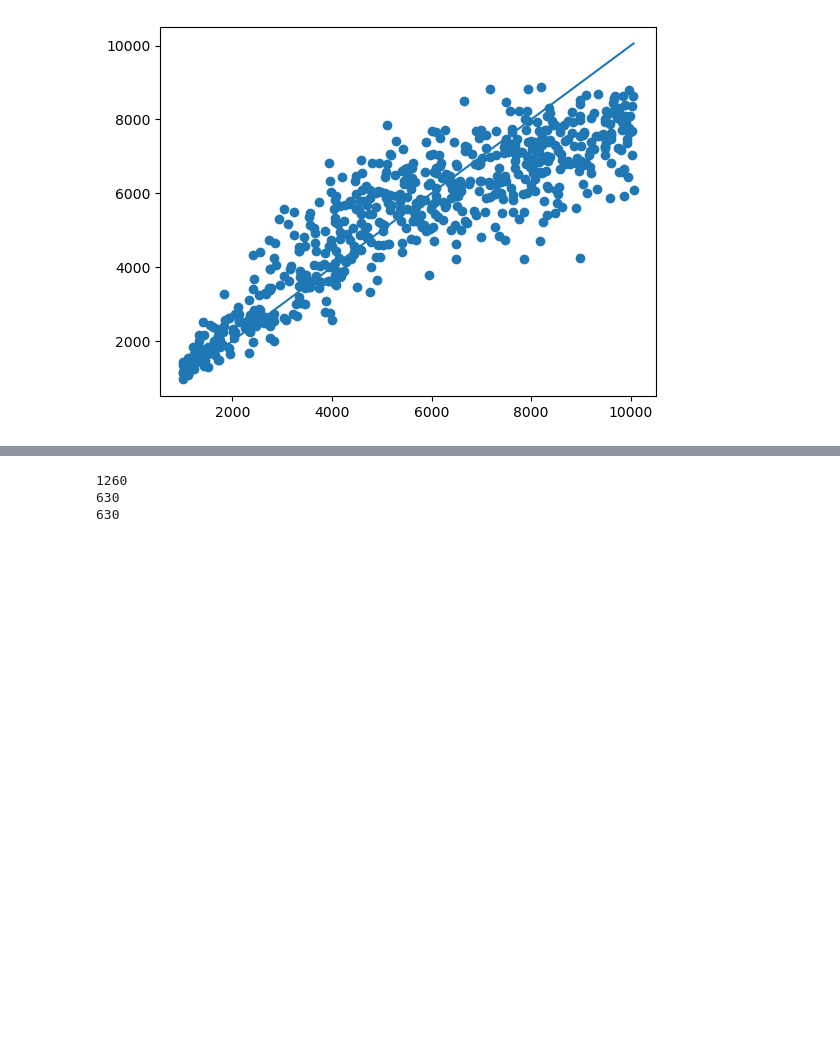
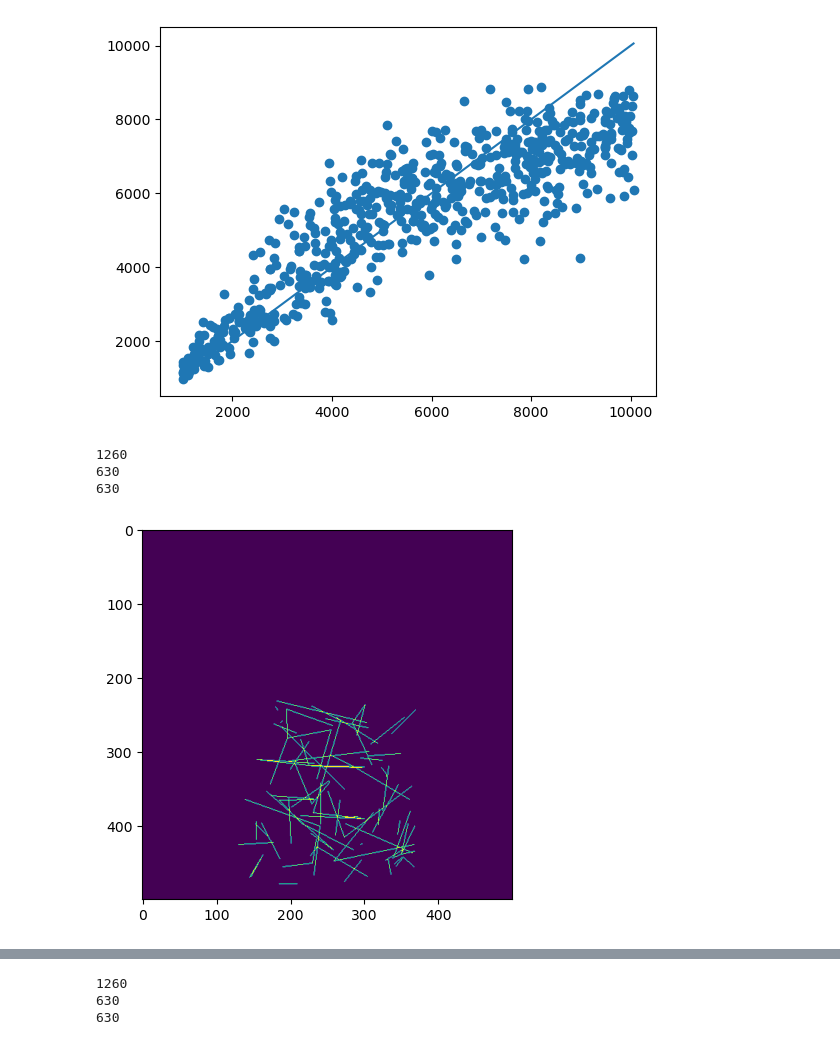
Before and after one commit to giliapatterson/spatial_ckmr, a Jupyter notebook: close_kin_slim/spaghetti_nn.ipynb, the cells around one changed output, grey strips where cells are left out. Saved outputs shown, nothing was run; the diff lists cells and outputs as text; code cells hidden in the pictures; blank space fills up the shorter version.

Commit message:
Add spatially biased sampling

```diff
--- a/close_kin_slim/spaghetti_nn.ipynb
+++ b/close_kin_slim/spaghetti_nn.ipynb
@@ -86,8 +86,8 @@ tensor(499.)
 torch.Size([2, 500, 500])
 # %%
 class KinDataset(Dataset):
-    def __init__(self, base_folder):
-        self.labels = pd.read_csv(base_folder + "/labels.csv", names = ["path", "N", "n", "nPO"])
+    def __init__(self, base_folder, labels_file):
+        self.labels = pd.read_csv(base_folder + "/" + labels_file, names = ["path", "N", "n", "nPO"])
         self.base_folder = base_folder
     def __len__(self):
         return len(self.labels)
@@ -102,7 +102,7 @@ class KinDataset(Dataset):
         label = torch.tensor([self.labels['N'].iloc[idx]]).float()
         return input_tensor, label
 
-kin_dataset = KinDataset("spatial_sim_data")
+kin_dataset = KinDataset("spatial_sim_data", "labels.csv")
 # %%
 print(kin_dataset[2][0].size())
 print(kin_dataset[2][1])
@@ -271,3 +282,24 @@ plt.plot([np.min(test_truth), np.max(test_truth)], [np.min(test_truth), np.max(t
 # %% [output]
 [<matplotlib.lines.Line2D at 0x...>]
 [figure]
+# %%
+# Train on spatially biased sampling
+bias_dataset = KinDataset("spatial_sim_data", "labels_bias.csv")
+plt.imshow(bias_dataset[2][0][0])
+n_total = len(bias_dataset)
+n_train = round(n_total*0.5)
+n_valid = round((n_total-n_train)*0.5)
+n_test = n_total-n_train-n_valid
+train_bias, valid_bias, test_bias = random_split(bias_dataset, [n_train, n_valid, n_test], generator=torch.Generator().manual_seed(42))
+batch_size = 64
+train_bias_dl = DataLoader(train_bias, batch_size, shuffle = True)
+valid_bias_dl = DataLoader(valid_bias, batch_size, shuffle = True)
+test_bias_dl = DataLoader(test_bias, batch_size, shuffle = True)
+print(len(train_bias))
+print(len(valid_bias))
+print(len(test_bias))
+# %% [output]
+1260
+630
+630
+[figure, added]
```
Also changed, not shown: parts of 9 cells of this notebook, 1 other file.
